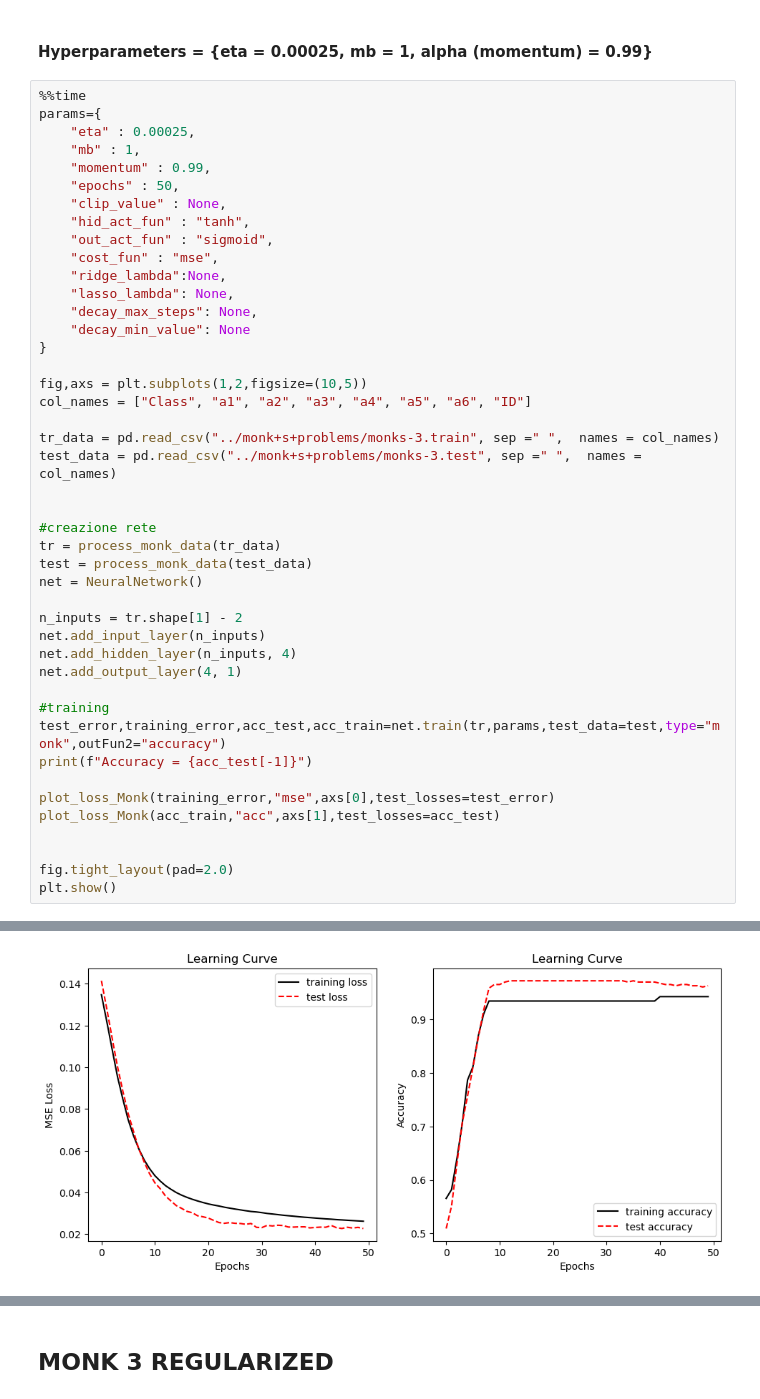
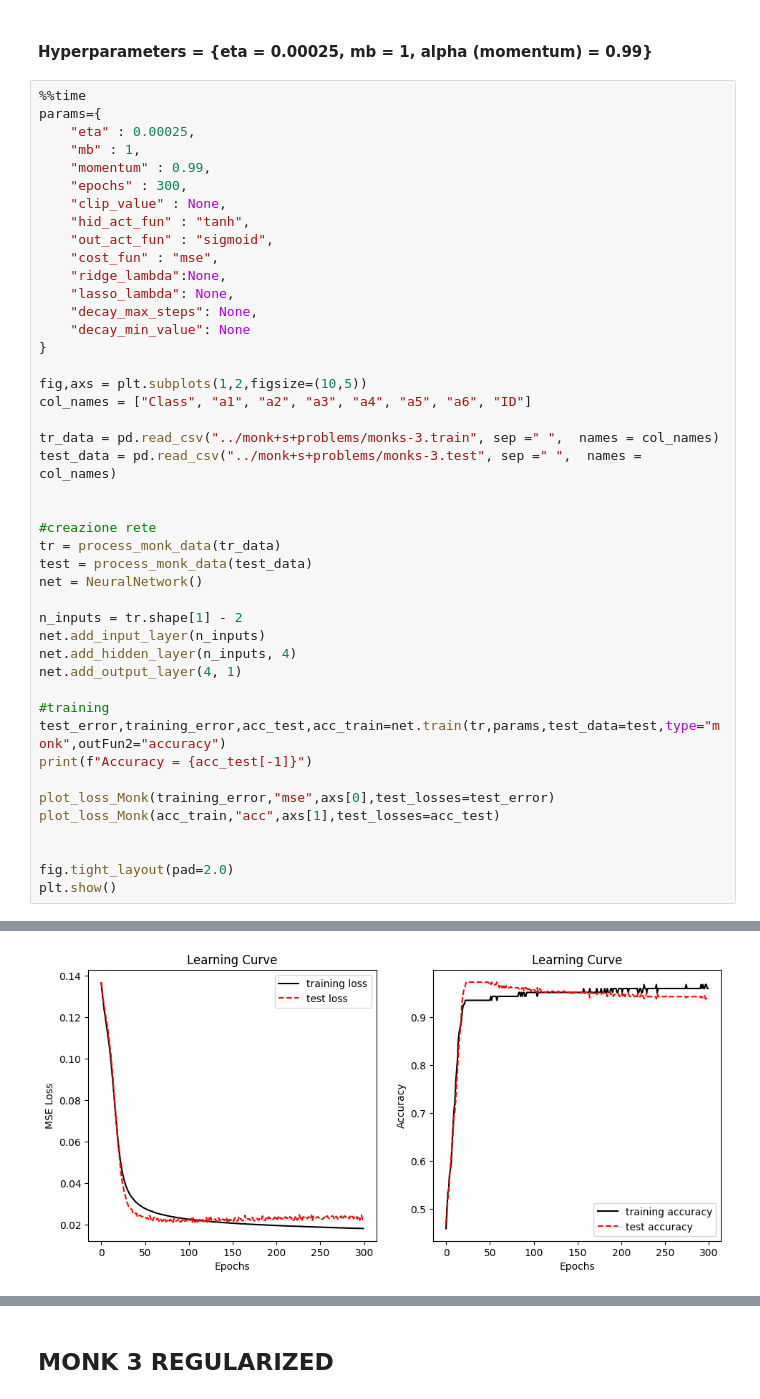
Before and after one commit to Nsivaa/ML, a Jupyter notebook: project/MONK_notebook.ipynb, the cells around one changed output, grey strips where cells are left out. Drawn from its saved outputs; the diff is of its cells as text.

```diff
--- a/project/MONK_notebook.ipynb
+++ b/project/MONK_notebook.ipynb
@@ -326,7 +344,7 @@ params={
     "eta" : 0.00025,
     "mb" : 1,
     "momentum" : 0.99,
-    "epochs" : 50,
+    "epochs" : 300,
     "clip_value" : None,
     "hid_act_fun" : "tanh",
     "out_act_fun" : "sigmoid",
@@ -370 +388 @@ Accuracy = 0.9629629629629629
-[figure, old version]
+[figure, new version]
```
Also changed, not shown: parts of 9 cells of this notebook.
